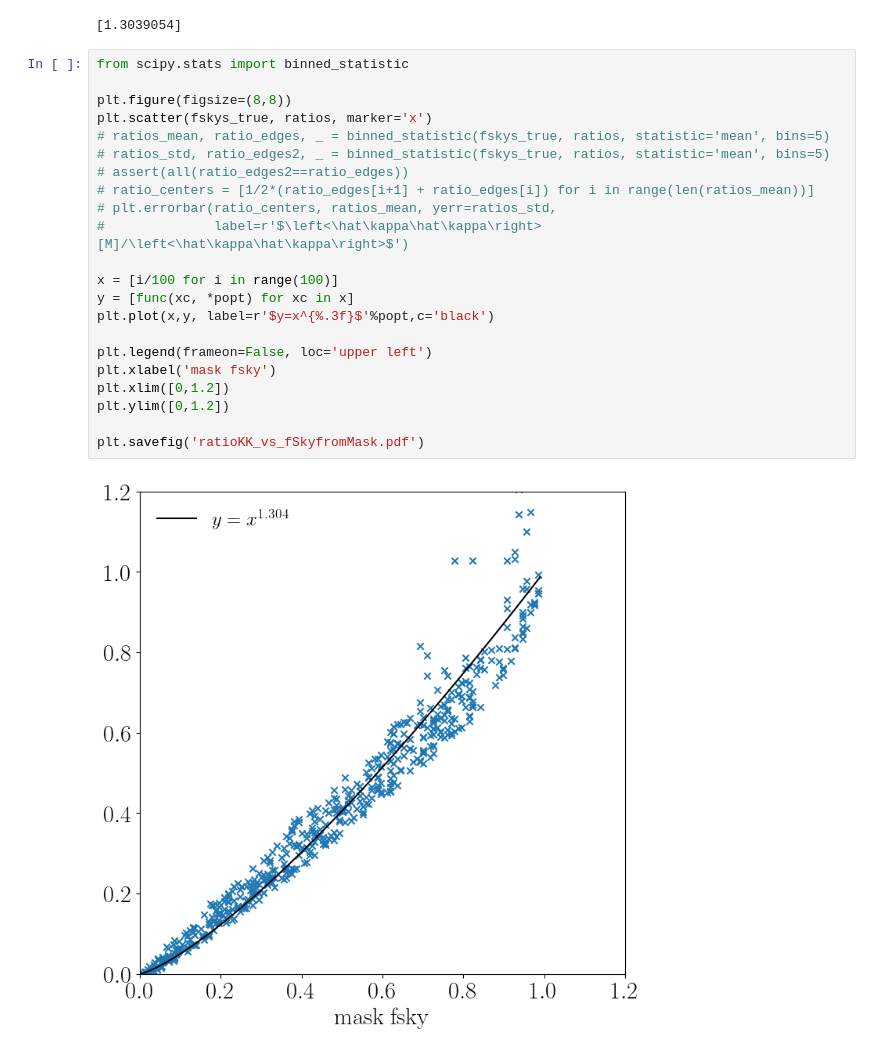
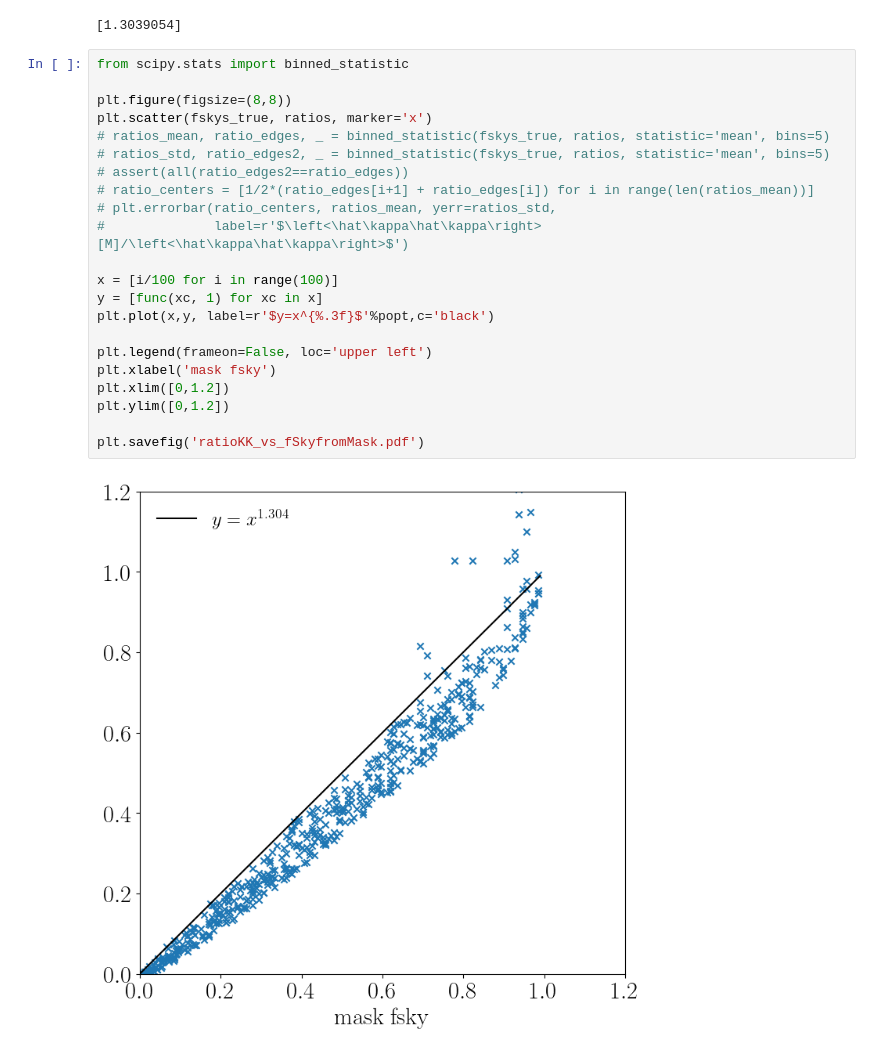
Before and after one commit to DelonShen/LensQuEst, a Jupyter notebook: dev/scratch_mask_and_KK.ipynb, the cells around one changed output. Cells and saved outputs as stored; diff of their text form.

```diff
--- a/dev/scratch_mask_and_KK.ipynb
+++ b/dev/scratch_mask_and_KK.ipynb
@@ -239,24 +239,24 @@ print(popt)
 # %%
 from scipy.stats import binned_statistic
 
 plt.figure(figsize=(8,8))
 plt.scatter(fskys_true, ratios, marker='x')
 # ratios_mean, ratio_edges, _ = binned_statistic(fskys_true, ratios, statistic='mean', bins=5)
 # ratios_std, ratio_edges2, _ = binned_statistic(fskys_true, ratios, statistic='mean', bins=5)
 # assert(all(ratio_edges2==ratio_edges))
 # ratio_centers = [1/2*(ratio_edges[i+1] + ratio_edges[i]) for i in range(len(ratios_mean))]
 # plt.errorbar(ratio_centers, ratios_mean, yerr=ratios_std,
 #              label=r'$\left<\hat\kappa\hat\kappa\right>[M]/\left<\hat\kappa\hat\kappa\right>$')
 
 x = [i/100 for i in range(100)]
-y = [func(xc, *popt) for xc in x]
+y = [func(xc, 1) for xc in x]
 plt.plot(x,y, label=r'$y=x^{%.3f}$'%popt,c='black')
 
 plt.legend(frameon=False, loc='upper left')
 plt.xlabel('mask fsky')
 plt.xlim([0,1.2])
 plt.ylim([0,1.2])
 
 plt.savefig('ratioKK_vs_fSkyfromMask.pdf')
 # %% [output]
-[figure, old version]
+[figure, new version]
```
Also changed, not shown: 4 other files.
